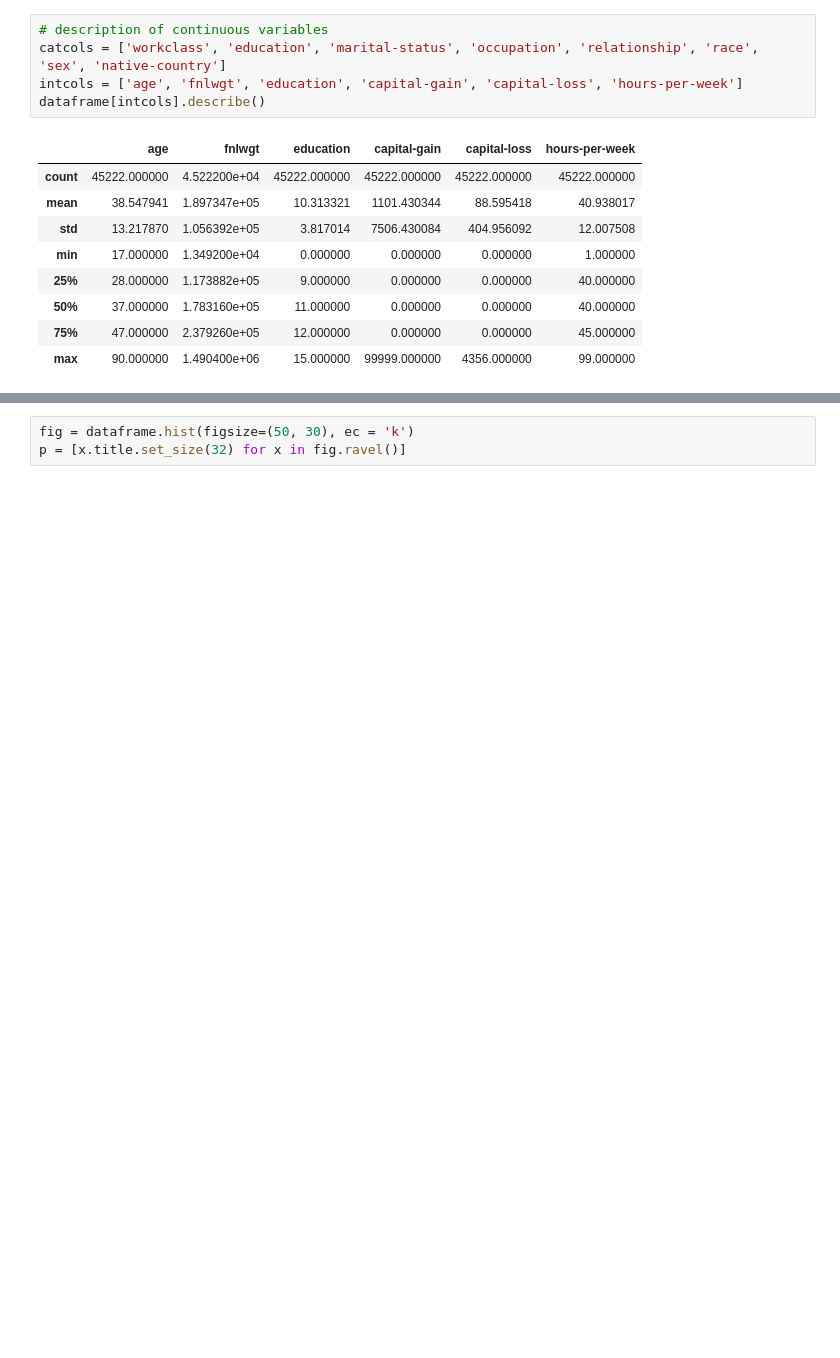
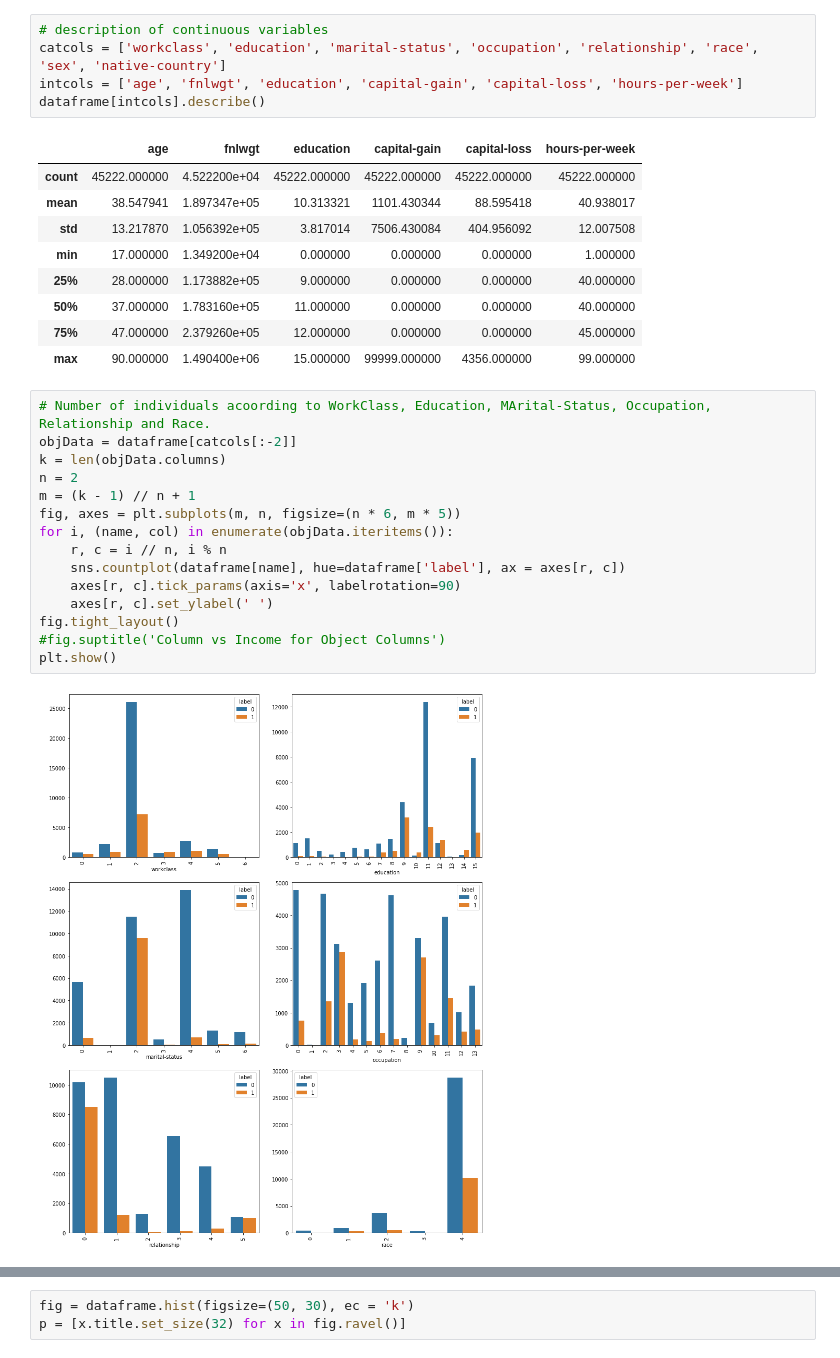
Before and after one commit to Bhargavi19/AdultDatasetAnalysis, a Jupyter notebook: Univariate_Analysis.ipynb, the cells around one changed output, grey strips where cells are left out. Cells and saved outputs as stored; diff of their text form; blank space fills up the shorter version.

Commit message:
add number of individiduals per different columns.

```diff
--- a/Univariate_Analysis.ipynb
+++ b/Univariate_Analysis.ipynb
@@ -73,6 +76,23 @@ dataframe[intcols].describe()
 | 50% | 37.000000 | 1.783160e+05 | 11.000000 | 0.000000 | 0.000000 | 40.000000 |
 | 75% | 47.000000 | 2.379260e+05 | 12.000000 | 0.000000 | 0.000000 | 45.000000 |
 | max | 90.000000 | 1.490400e+06 | 15.000000 | 99999.000000 | 4356.000000 | 99.000000 |
+# %%
+# Number of individuals acoording to WorkClass, Education, MArital-Status, Occupation, Relationship and Race.
+objData = dataframe[catcols[:-2]]
+k = len(objData.columns)
+n = 2
+m = (k - 1) // n + 1
+fig, axes = plt.subplots(m, n, figsize=(n * 6, m * 5))
+for i, (name, col) in enumerate(objData.iteritems()):
+    r, c = i // n, i % n
+    sns.countplot(dataframe[name], hue=dataframe['label'], ax = axes[r, c])
+    axes[r, c].tick_params(axis='x', labelrotation=90)
+    axes[r, c].set_ylabel(' ')
+fig.tight_layout()
+#fig.suptitle('Column vs Income for Object Columns')
+plt.show()
+# %% [output]
+[figure, added]
 # %%
 # Visualizations with Box and Whisker plots for the different numerical variables to get an insight into their distribution.
 df = dataframe
```
Also changed, not shown: parts of 3 cells of this notebook.
